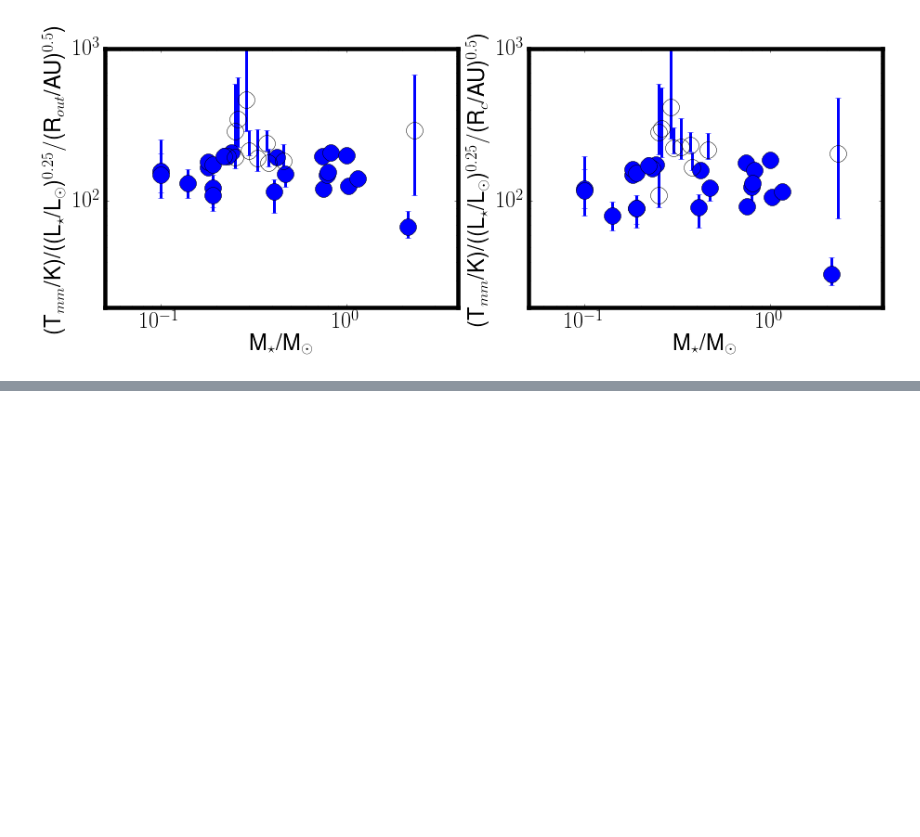
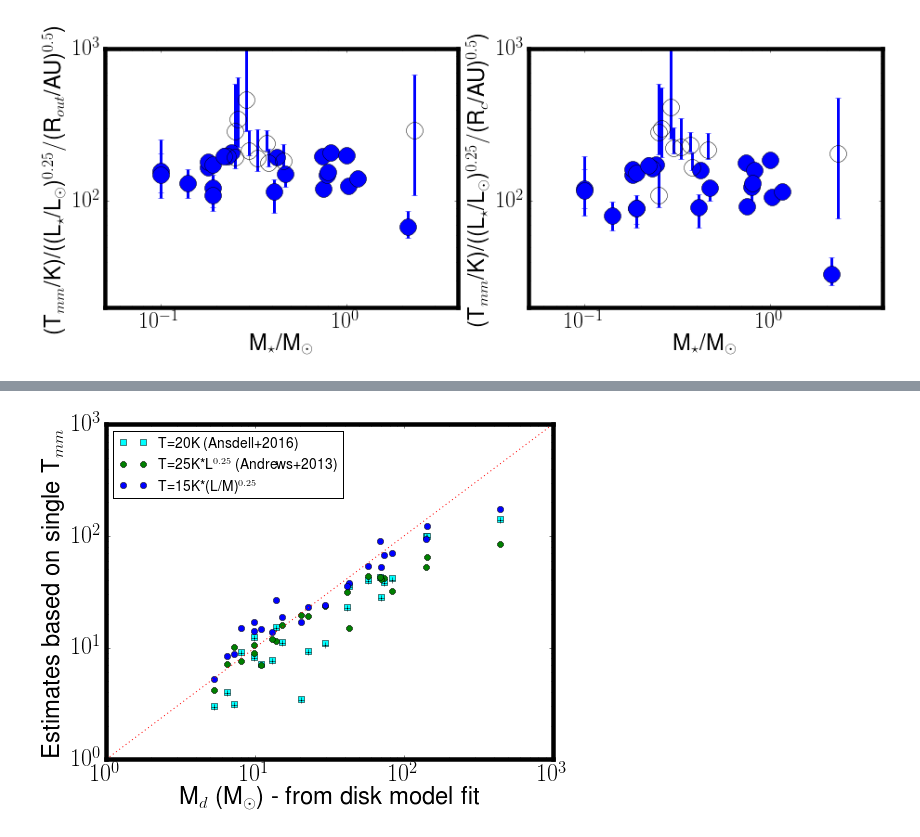
Before and after one commit to ltesti/DiskTemperature, a Jupyter notebook: TmmScaleFromDikFit.ipynb, the cells around one changed output, grey strips where cells are left out. Cells and saved outputs as stored; diff of their text form; code cells hidden in the pictures; blank space fills up the shorter version.

```diff
--- a/TmmScaleFromDikFit.ipynb
+++ b/TmmScaleFromDikFit.ipynb
@@ -71,0 +98,28 @@ fig, axf = lup2.do_LR_plot(newfig=True, myyrange=yrange, myxrange=msrange)
+# %%
+# Try to ee what happens...
+
+reload(mytmm)
+
+msrange = [0.05,4.]
+rcrange = [5.,100.]
+yrange = [6.,100.]
+
+lup2 = mytmm.DiskSample('table_fits_results_g.txt')
+lup2.calc_tlt(15.)
+lup2.calc_ta()
+lup2.calc_md_tlt(nu = 340.*u.GHz, k340 = 3.4)
+
+fig = plt.figure(figsize=(8,6))
+
+plt.plot(lup2.mytable[lup2.nval]['M_dust_50'],lup2.mytable[lup2.nval]['M_dust'],'s',color='cyan', label='T=20K (Ansdell+2016)')
+plt.plot(lup2.mytable[lup2.nval]['M_dust_50'],lup2.m20k[lup2.nval],'+',color='k')
+plt.plot(lup2.mytable[lup2.nval]['M_dust_50'],lup2.mta[lup2.nval],'8',color='g', label=r'T=25K*L$^{0.25}$ (Andrews+2013)')
+plt.plot(lup2.mytable[lup2.nval]['M_dust_50'],lup2.mlt[lup2.nval],'o',color='b', label=r'T=15K*(L/M)$^{0.25}$')
+plt.plot([1.,1000.],[1.,1000.],linestyle='dotted',color='r')
+plt.xlabel(r'M$_d$ (M$_\odot$) - from disk model fit')
+plt.ylabel(r'Estimates based on single T$_{mm}$')
+plt.legend(loc=2, fontsize=14)
+plt.xscale('log')
+plt.yscale('log')
+# %% [output]
+[figure, added]
```
Also changed, not shown: parts of 2 cells of this notebook, 1 other file.
